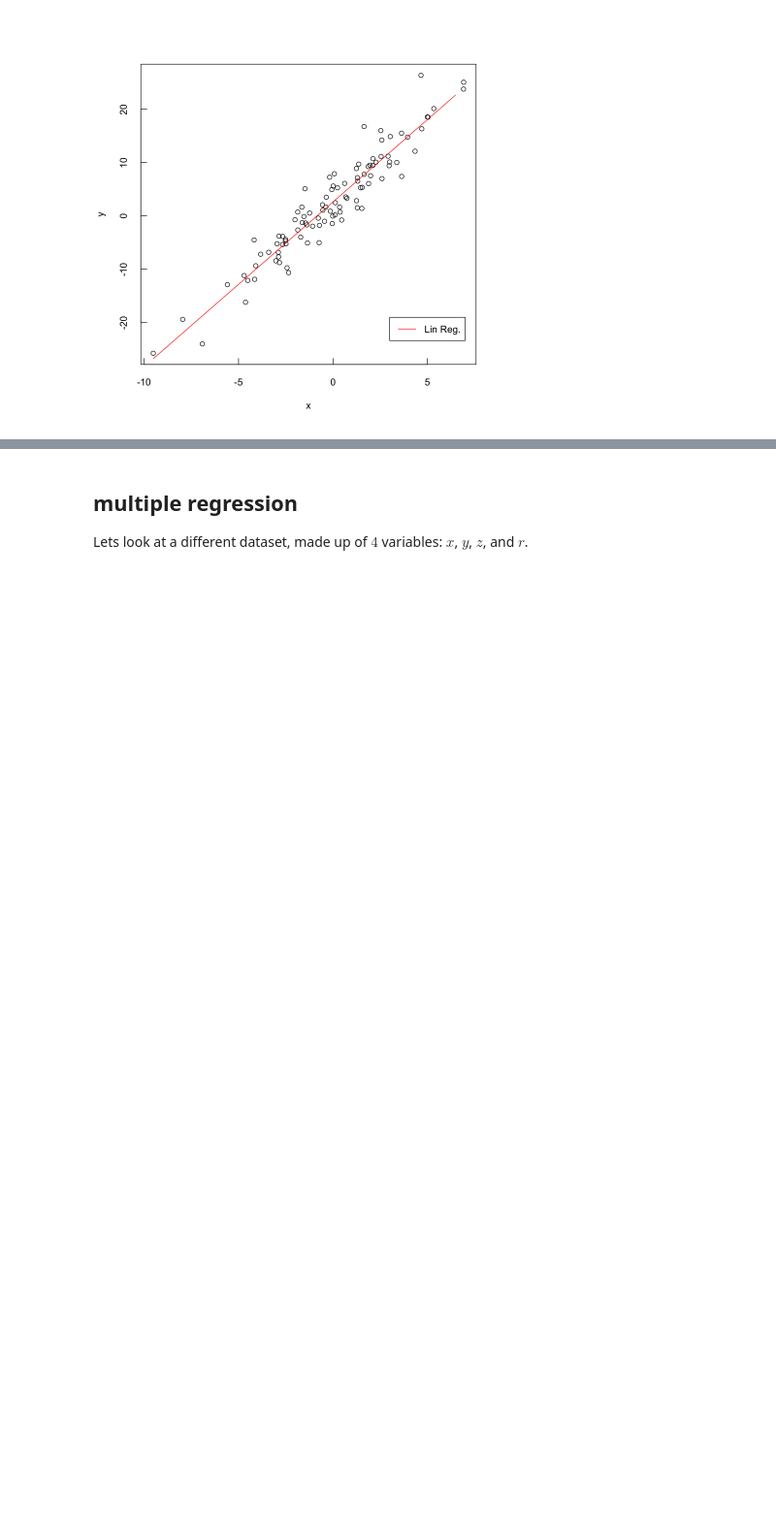
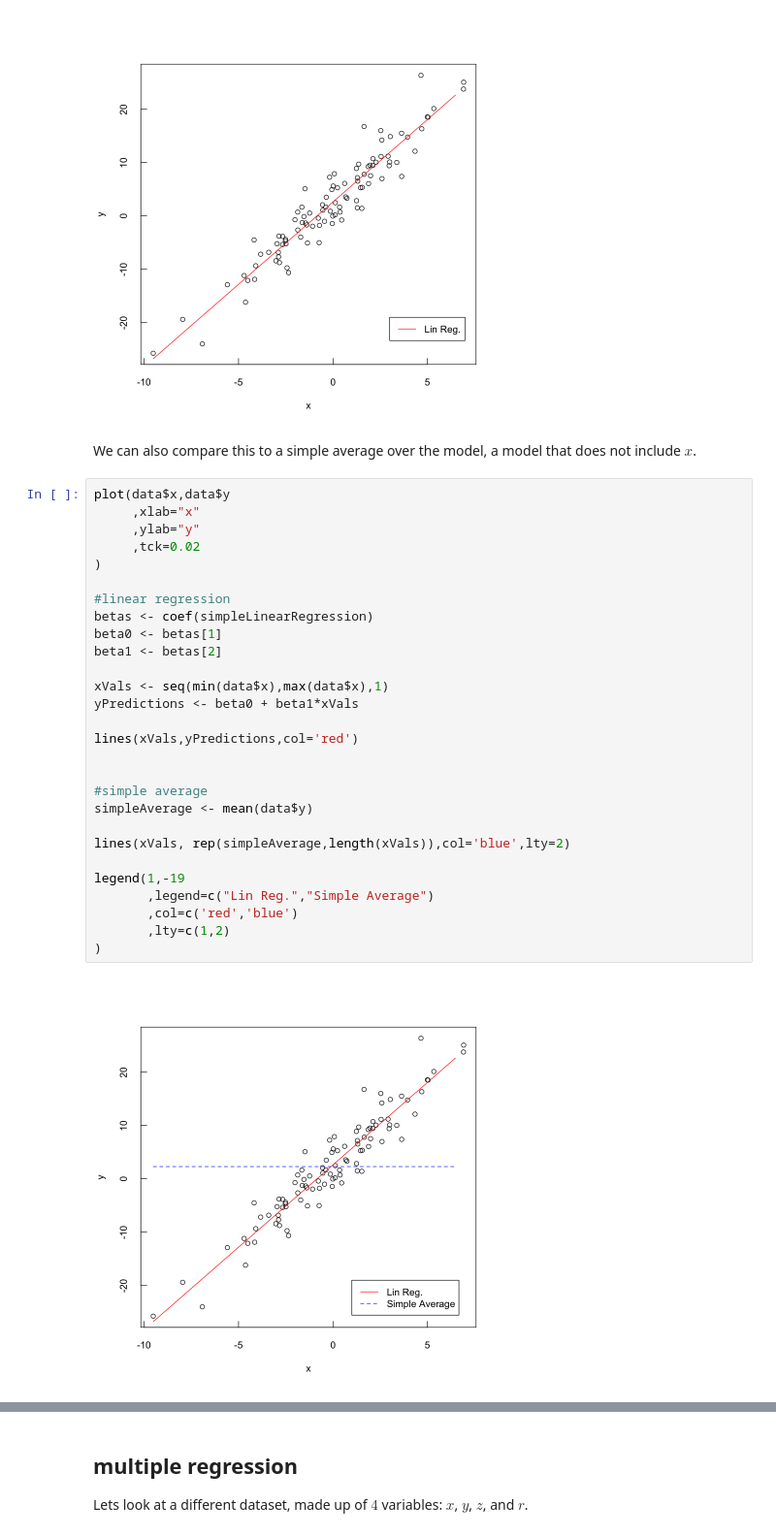
Before and after one commit to mhc-stat340-f2019-sec02/class2, a Jupyter notebook: simple_multiple_polynomial regression.ipynb, the cells around one changed output, grey strips where cells are left out. Shown at 97% size. Drawn from its saved outputs; the diff is of its cells as text; blank space fills up the shorter version.

```diff
--- a/simple_multiple_polynomial regression.ipynb
+++ b/simple_multiple_polynomial regression.ipynb
@@ -138,3 +159,35 @@ lines(xVals,yPredictions,col='red')
 legend(3,-19,legend="Lin Reg.",col='red',lty=1)
 # %% [output]
 [figure]
+# %% [markdown]
+We can also compare this to a simple average over the model, a model that does not include $x$.
+# %%
+plot(data$x,data$y
+     ,xlab="x"
+     ,ylab="y"
+     ,tck=0.02
+)
+
+#linear regression
+betas <- coef(simpleLinearRegression)
+beta0 <- betas[1]
+beta1 <- betas[2]
+
+xVals <- seq(min(data$x),max(data$x),1)
+yPredictions <- beta0 + beta1*xVals
+
+lines(xVals,yPredictions,col='red')
+
+
+#simple average
+simpleAverage <- mean(data$y)
+
+lines(xVals, rep(simpleAverage,length(xVals)),col='blue',lty=2)
+
+legend(1,-19
+       ,legend=c("Lin Reg.","Simple Average")
+       ,col=c('red','blue')
+       ,lty=c(1,2)
+)
+# %% [output]
+[figure, added]
```
Also changed, not shown: parts of 6 cells of this notebook.
